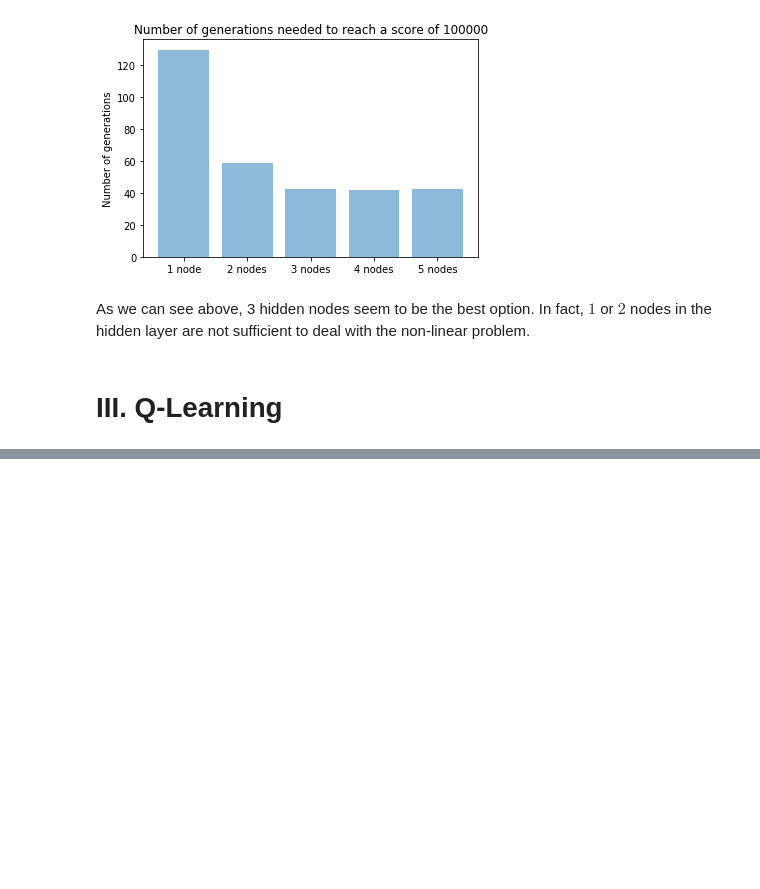
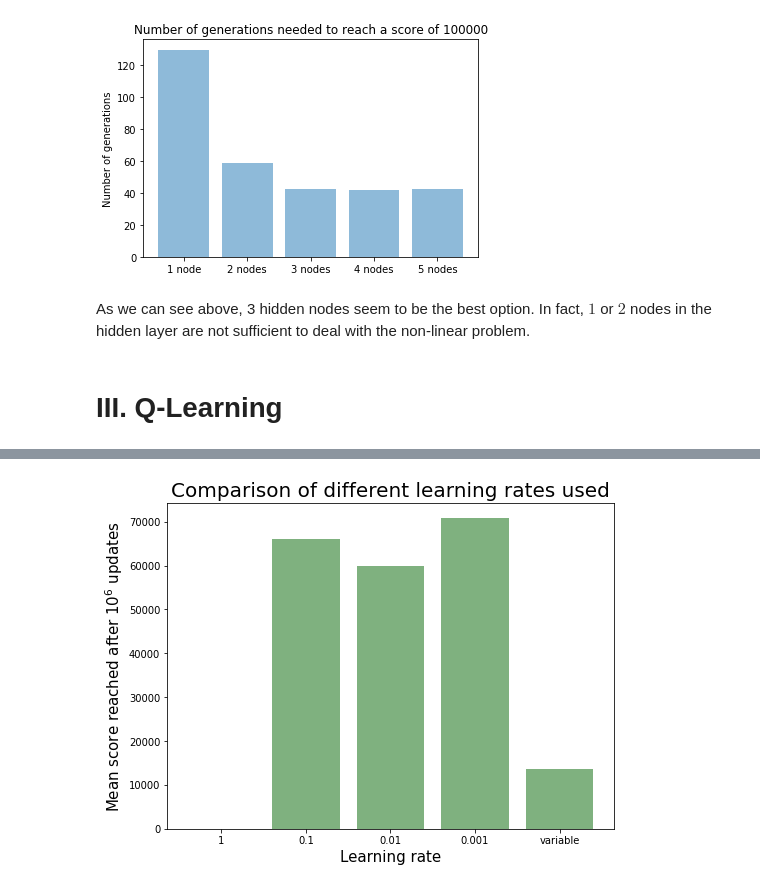
Before and after one commit to lucabonengel/FlappyProject, a Jupyter notebook: CSE204_Project.ipynb, the cells around one changed output, grey strips where cells are left out. Drawn from its saved outputs; the diff is of its cells as text; code cells hidden in the pictures; blank space fills up the shorter version.

```diff
--- a/CSE204_Project.ipynb
+++ b/CSE204_Project.ipynb
@@ -101,0 +244,11 @@ As we can see above, 3 hidden nodes seem to be the best option. In fact, $1$ or
+# %%
+learning_rates = dataQ[3]["learningRate"]
+
+fig = plt.figure(figsize=(8,6))
+plt.bar(["1", "0.1", "0.01", "0.001", "variable"], [np.mean(np.array(learning_rates[x])) for x in ("1", "0.1", "0.01", "0.001", "variable")], color="#006400", alpha=0.5)
+plt.title("Comparison of different learning rates used", fontsize=20)
+plt.xlabel("Learning rate", fontsize=15)
+plt.ylabel("Mean score reached after $10^6$ updates", fontsize=15)
+plt.show()
+# %% [output]
+[figure, added]
```
Also changed, not shown: parts of 17 cells of this notebook, 1 other file.
